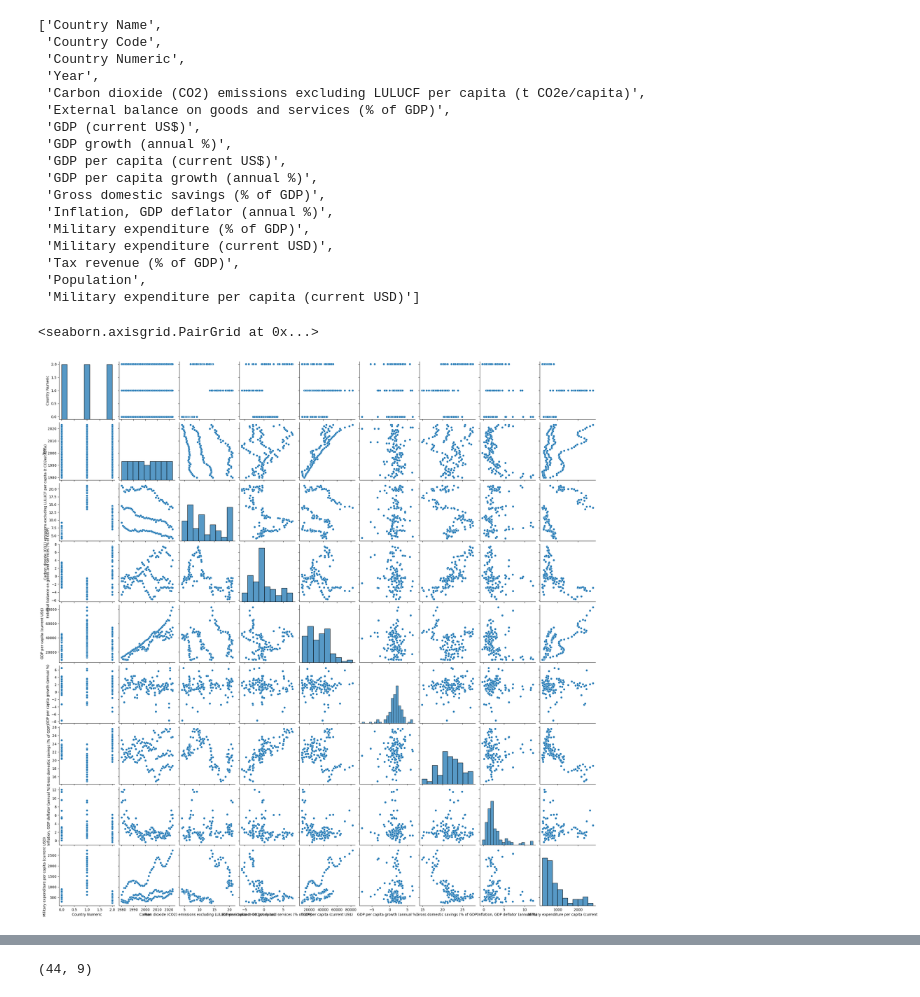
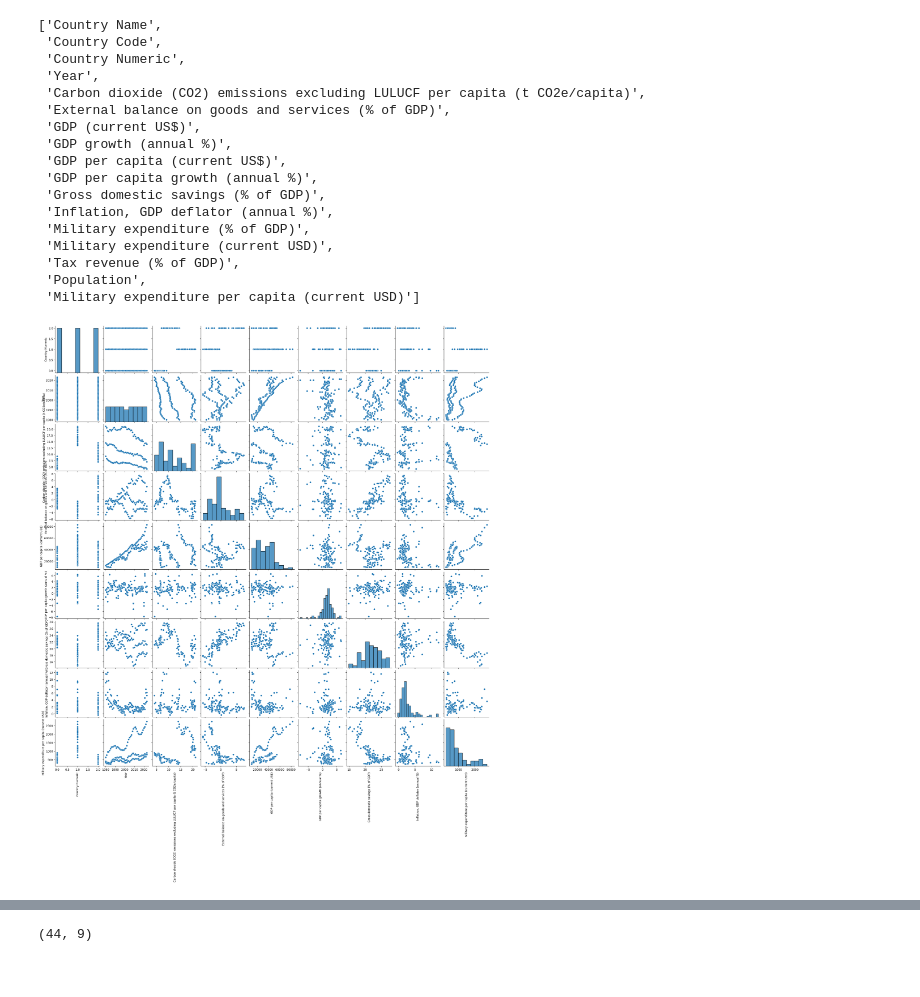
Before and after one commit to maxtschochner/World_Bank_Open_Data_Exploration, a Jupyter notebook: Analysis.ipynb, the cells around one changed output, grey strips where cells are left out. Drawn from its saved outputs; the diff is of its cells as text; code cells hidden in the pictures.

```diff
--- a/Analysis.ipynb
+++ b/Analysis.ipynb
@@ -558,11 +558,16 @@ data_melt_pivot_pdf = data_melt_pivot_pdf[filter_columns]
 data_melt_pivot_FRA_pdf = data_melt_pivot_pdf[data_melt_pivot_pdf['Country Code']=='FRA']
 data_melt_pivot_DEU_pdf = data_melt_pivot_pdf[data_melt_pivot_pdf['Country Code']=='DEU']
 data_melt_pivot_USA_pdf = data_melt_pivot_pdf[data_melt_pivot_pdf['Country Code']=='USA']
-# %%
-sns.pairplot(data_melt_pivot_pdf.drop(columns=['Country Code']))
-# %% [output]
-<seaborn.axisgrid.PairGrid at 0x...>
-[figure, removed]
+# %%
+pg = sns.pairplot(data_melt_pivot_pdf.drop(columns=['Country Code']))
+
+for ax in pg.axes.flatten().tolist():
+    ax.set_xlabel(xlabel=ax.get_xlabel(), rotation=90)
+    ax.set_ylabel(ylabel=ax.get_ylabel(), rotation=90)
+
+plt.show()
+# %% [output]
+[figure, added]
 # %%
 data_melt_pivot_FRA_pdf.drop(columns=['Country Code']).corr()
 # %% [output]
```
